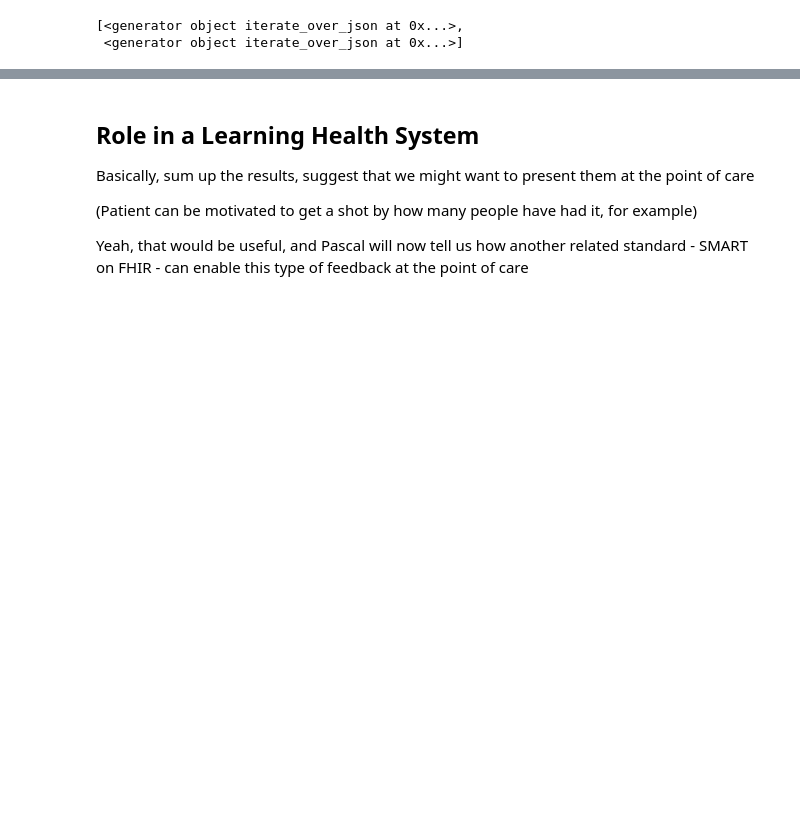
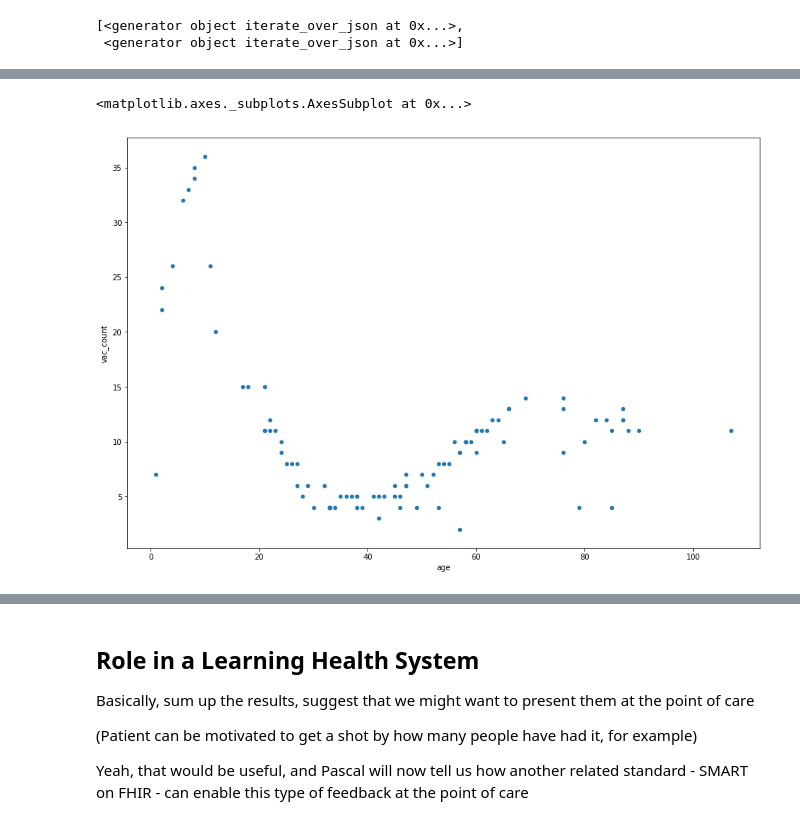
Before and after one commit to uw-fhir/fhir-analytics-tutorial, a Jupyter notebook: bulk-fhir-tutorial.ipynb, the cells around one changed output, grey strips where cells are left out. Drawn from its saved outputs; the diff is of its cells as text; code cells hidden in the pictures; blank space fills up the shorter version.

Commit message:
Finished plotting

```diff
--- a/bulk-fhir-tutorial.ipynb
+++ b/bulk-fhir-tutorial.ipynb
@@ -252,7 +252,8 @@ clean_vaccinations.head()
 | 5 | f996812e-df39-4298-9578-0745e3f9741e | 2009-05-16T16:33:20+00:00 | ddf5ae5c-5646-4a76-9efd-f7e697f3b728 | completed | 113 |
 # %%
 # Merge
-pd.merge(clean_patients, clean_vaccinations, left_on='id', right_on='patient')
+merged = pd.merge(clean_patients, clean_vaccinations, left_on='id', right_on='patient')
+merged.head()
 # %% [output]
 |  | id_x | name | birthDate | gender | maritalStatus | address | id_y | date | patient | status | ... |
 | 0 | ddf5ae5c-5646-4a76-9efd-f7e697f3b728 | Pedroza, Adriana | 1938-02-19 | female | M | Westborough, Massachusetts 01581 | 2334bd5e-0af2-417c-bb35-e70646a1d7ac | 2006-04-29T16:33:20+00:00 | ddf5ae5c-5646-4a76-9efd-f7e697f3b728 | completed | ... |
@@ -274,0 +264,7 @@ pd.merge(clean_patients, clean_vaccinations, left_on='id', right_on='patient')
+# %%
+from datetime import datetime
+from dateutil.relativedelta import relativedelta
+
+merged['age'] = merged['birthDate'].apply(lambda birthDate: relativedelta(datetime.today(), datetime.strptime(birthDate, '%Y-%m-%d')).years)
+
+merged.head()
@@ -274,0 +278,16 @@ pd.merge(clean_patients, clean_vaccinations, left_on='id', right_on='patient')
+# %%
+import matplotlib.pyplot as plt
+%matplotlib inline
+plt.rcParams['figure.figsize'] = [15, 10]
+
+
+agg = merged.groupby(['patient', 'age']).count()['vaccineCode']
+
+plot_df = pd.DataFrame({'age': list(agg.index.get_level_values(1)), 'vac_count': agg})
+
+plot_df.head()
+
+plot_df.plot.scatter(x='age', y='vac_count')
+# %% [output]
+<matplotlib.axes._subplots.AxesSubplot at 0x...>
+[figure, added]
```
Also changed, not shown: parts of 4 cells of this notebook.
